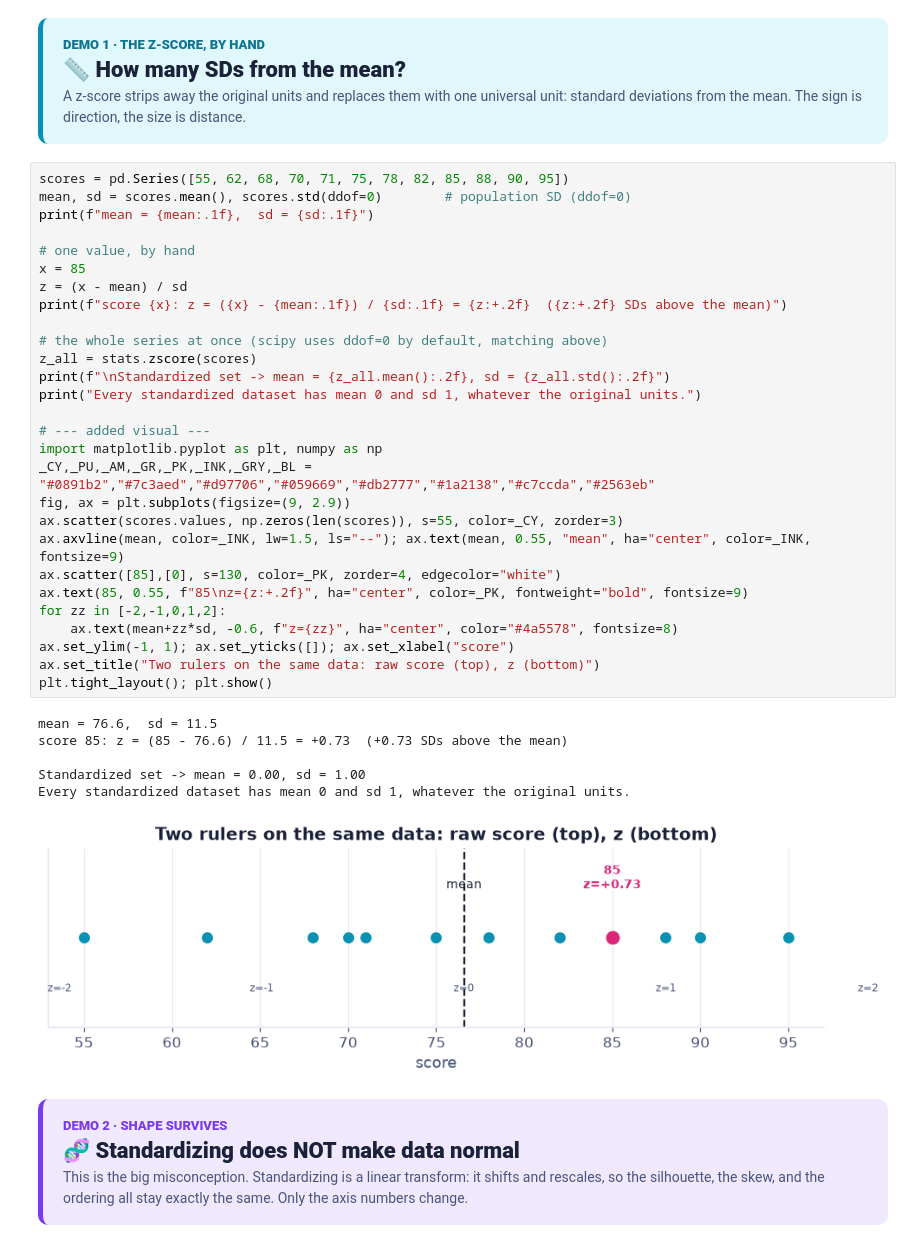
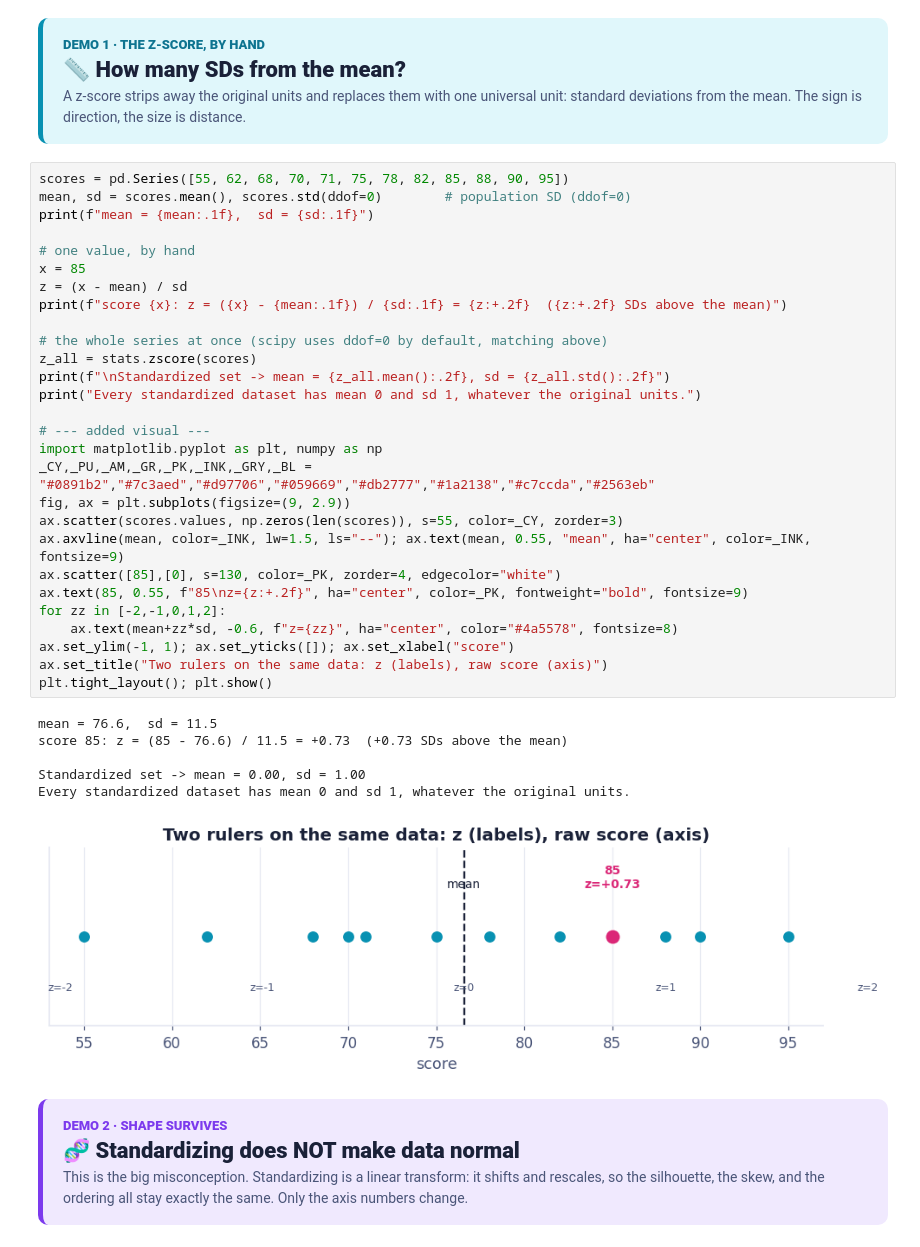
Before and after one commit to johnfisher-ai/Statistics-Data-Science-AI-Visual-Book, a Jupyter notebook: chapters/notebooks/standardization-and-z-scores.ipynb, the cells around one changed output. Saved outputs shown, nothing was run; the diff lists cells and outputs as text.

```diff
--- a/chapters/notebooks/standardization-and-z-scores.ipynb
+++ b/chapters/notebooks/standardization-and-z-scores.ipynb
@@ -50,35 +50,35 @@ mean, sd = scores.mean(), scores.std(ddof=0)        # population SD (ddof=0)
 print(f"mean = {mean:.1f},  sd = {sd:.1f}")
 
 # one value, by hand
 x = 85
 z = (x - mean) / sd
 print(f"score {x}: z = ({x} - {mean:.1f}) / {sd:.1f} = {z:+.2f}  ({z:+.2f} SDs above the mean)")
 
 # the whole series at once (scipy uses ddof=0 by default, matching above)
 z_all = stats.zscore(scores)
 print(f"\nStandardized set -> mean = {z_all.mean():.2f}, sd = {z_all.std():.2f}")
 print("Every standardized dataset has mean 0 and sd 1, whatever the original units.")
 
 # --- added visual ---
 import matplotlib.pyplot as plt, numpy as np
 _CY,_PU,_AM,_GR,_PK,_INK,_GRY,_BL = "#0891b2","#7c3aed","#d97706","#059669","#db2777","#1a2138","#c7ccda","#2563eb"
 fig, ax = plt.subplots(figsize=(9, 2.9))
 ax.scatter(scores.values, np.zeros(len(scores)), s=55, color=_CY, zorder=3)
 ax.axvline(mean, color=_INK, lw=1.5, ls="--"); ax.text(mean, 0.55, "mean", ha="center", color=_INK, fontsize=9)
 ax.scatter([85],[0], s=130, color=_PK, zorder=4, edgecolor="white")
 ax.text(85, 0.55, f"85\nz={z:+.2f}", ha="center", color=_PK, fontweight="bold", fontsize=9)
 for zz in [-2,-1,0,1,2]:
     ax.text(mean+zz*sd, -0.6, f"z={zz}", ha="center", color="#4a5578", fontsize=8)
 ax.set_ylim(-1, 1); ax.set_yticks([]); ax.set_xlabel("score")
-ax.set_title("Two rulers on the same data: raw score (top), z (bottom)")
+ax.set_title("Two rulers on the same data: z (labels), raw score (axis)")
 plt.tight_layout(); plt.show()
 # %% [output]
 mean = 76.6,  sd = 11.5
 score 85: z = (85 - 76.6) / 11.5 = +0.73  (+0.73 SDs above the mean)
 
 Standardized set -> mean = 0.00, sd = 1.00
 Every standardized dataset has mean 0 and sd 1, whatever the original units.
-[figure, old version]
+[figure, new version]
 # %% [markdown]
 <div style="background:#f0e9fe;border-left:5px solid #7c3aed;border-radius:10px;padding:16px 20px;font-family:Inter,sans-serif">
 <span style="font-size:13px;font-weight:800;color:#7c3aed;letter-spacing:1px">DEMO 2 · SHAPE SURVIVES</span>
```
Also changed, not shown: parts of 3 cells of this notebook, 2 other files.
